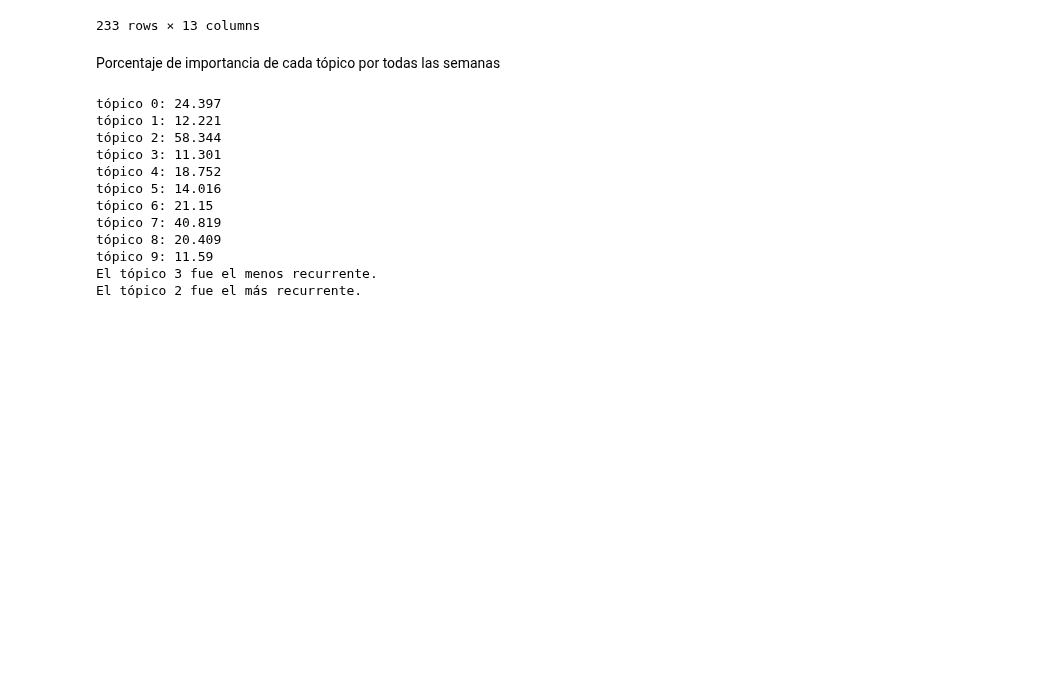
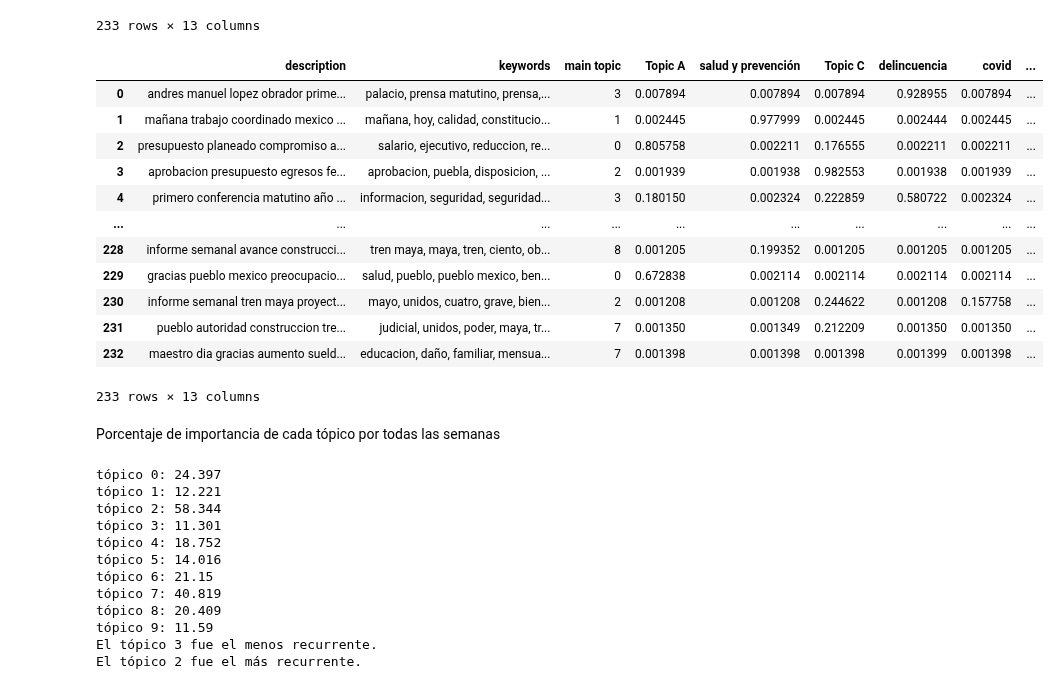
Before and after one commit to HectorAgValenzuela/TopicPrediction, a Jupyter notebook: TopicPredicton.ipynb, the cells around one changed output. Cells and saved outputs as stored; diff of their text form; code cells hidden in the pictures; blank space fills up the shorter version.

Commit message:
nombres topicos

```diff
--- a/TopicPredicton.ipynb
+++ b/TopicPredicton.ipynb
@@ -539,6 +539,29 @@ display(textoPrueba)
 | 231 | pueblo autoridad construccion tre... | judicial, unidos, poder, maya, tr... | 7 | 0.001350 | 0.001349 | 0.212209 | 0.001350 | 0.001350 | 0.172052 | 0.001350 | ... |
 | 232 | maestro dia gracias aumento sueld... | educacion, daño, familiar, mensua... | 7 | 0.001398 | 0.001398 | 0.001398 | 0.001399 | 0.001398 | 0.001398 | 0.001398 | ... |
 233 rows × 13 columns
+# %%
+# Lista de nombres de columna personalizados para cada tópico
+topic_names = ['Topic A', 'salud y prevención', 'Topic C', 'delincuencia', 'covid', 'construcción proyectos', 'vacunación', 'gas precio', 'defensa', 'ayudas sociales']
+
+# Asignar los nombres de columna personalizados al DataFrame
+textoPrueba.columns = ['description'] + ['keywords'] + ['main topic'] + topic_names
+
+# Mostrar el DataFrame con las columnas renombradas
+display(textoPrueba)
+# %% [output]
+|  | description | keywords | main topic | Topic A | salud y prevención | Topic C | delincuencia | covid | ... |
+| 0 | andres manuel lopez obrador prime... | palacio, prensa matutino, prensa,... | 3 | 0.007894 | 0.007894 | 0.007894 | 0.928955 | 0.007894 | ... |
+| 1 | mañana trabajo coordinado mexico ... | mañana, hoy, calidad, constitucio... | 1 | 0.002445 | 0.977999 | 0.002445 | 0.002444 | 0.002445 | ... |
+| 2 | presupuesto planeado compromiso a... | salario, ejecutivo, reduccion, re... | 0 | 0.805758 | 0.002211 | 0.176555 | 0.002211 | 0.002211 | ... |
+| 3 | aprobacion presupuesto egresos fe... | aprobacion, puebla, disposicion, ... | 2 | 0.001939 | 0.001938 | 0.982553 | 0.001938 | 0.001939 | ... |
+| 4 | primero conferencia matutino año ... | informacion, seguridad, seguridad... | 3 | 0.180150 | 0.002324 | 0.222859 | 0.580722 | 0.002324 | ... |
+| ... | ... | ... | ... | ... | ... | ... | ... | ... | ... |
+| 228 | informe semanal avance construcci... | tren maya, maya, tren, ciento, ob... | 8 | 0.001205 | 0.199352 | 0.001205 | 0.001205 | 0.001205 | ... |
+| 229 | gracias pueblo mexico preocupacio... | salud, pueblo, pueblo mexico, ben... | 0 | 0.672838 | 0.002114 | 0.002114 | 0.002114 | 0.002114 | ... |
+| 230 | informe semanal tren maya proyect... | mayo, unidos, cuatro, grave, bien... | 2 | 0.001208 | 0.001208 | 0.244622 | 0.001208 | 0.157758 | ... |
+| 231 | pueblo autoridad construccion tre... | judicial, unidos, poder, maya, tr... | 7 | 0.001350 | 0.001349 | 0.212209 | 0.001350 | 0.001350 | ... |
+| 232 | maestro dia gracias aumento sueld... | educacion, daño, familiar, mensua... | 7 | 0.001398 | 0.001398 | 0.001398 | 0.001399 | 0.001398 | ... |
+233 rows × 13 columns
 # %% [markdown]
 Porcentaje de importancia de cada tópico  por todas las semanas
 # %%
```
Also changed, not shown: parts of 1 cell of this notebook.
